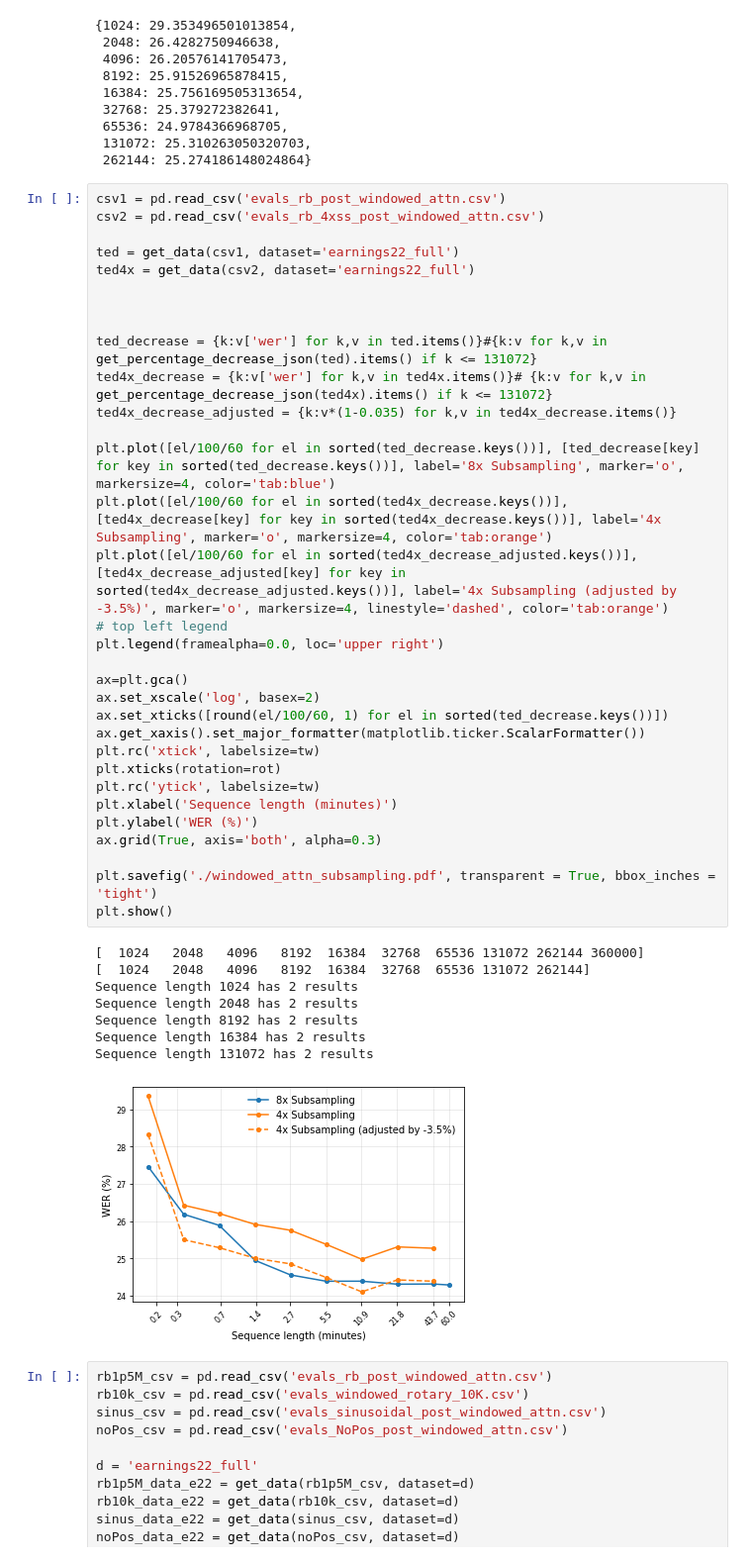
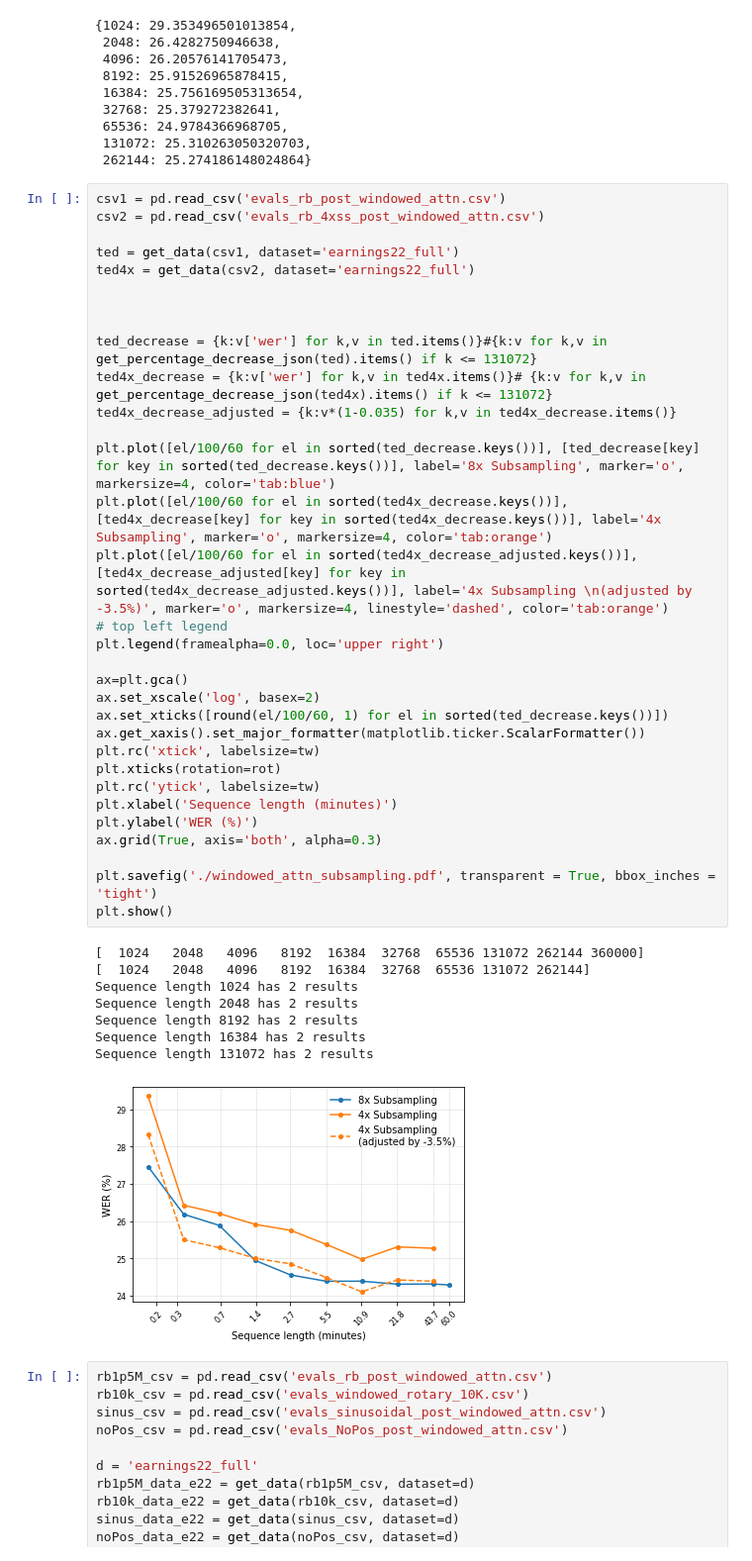
Before and after one commit to robflynnyh/long-context-asr, a Jupyter notebook: eval/results/eval.ipynb, the cells around one changed output. Shown at 99% size. Saved outputs shown, nothing was run; the diff lists cells and outputs as text.

```diff
--- a/eval/results/eval.ipynb
+++ b/eval/results/eval.ipynb
@@ -257,35 +256,35 @@ ted4x = get_data(csv2, dataset='earnings22_full')
 ted_decrease = {k:v['wer'] for k,v in ted.items()}#{k:v for k,v in get_percentage_decrease_json(ted).items() if k <= 131072}
 ted4x_decrease = {k:v['wer'] for k,v in ted4x.items()}# {k:v for k,v in get_percentage_decrease_json(ted4x).items() if k <= 131072}
 ted4x_decrease_adjusted = {k:v*(1-0.035) for k,v in ted4x_decrease.items()}
 
 plt.plot([el/100/60 for el in sorted(ted_decrease.keys())], [ted_decrease[key] for key in sorted(ted_decrease.keys())], label='8x Subsampling', marker='o', markersize=4, color='tab:blue')
 plt.plot([el/100/60 for el in sorted(ted4x_decrease.keys())], [ted4x_decrease[key] for key in sorted(ted4x_decrease.keys())], label='4x Subsampling', marker='o', markersize=4, color='tab:orange')
-plt.plot([el/100/60 for el in sorted(ted4x_decrease_adjusted.keys())], [ted4x_decrease_adjusted[key] for key in sorted(ted4x_decrease_adjusted.keys())], label='4x Subsampling (adjusted by -3.5%)', marker='o', markersize=4, linestyle='dashed', color='tab:orange')
+plt.plot([el/100/60 for el in sorted(ted4x_decrease_adjusted.keys())], [ted4x_decrease_adjusted[key] for key in sorted(ted4x_decrease_adjusted.keys())], label='4x Subsampling \n(adjusted by -3.5%)', marker='o', markersize=4, linestyle='dashed', color='tab:orange')
 # top left legend
 plt.legend(framealpha=0.0, loc='upper right')
 
 ax=plt.gca()
 ax.set_xscale('log', basex=2)
 ax.set_xticks([round(el/100/60, 1) for el in sorted(ted_decrease.keys())])
 ax.get_xaxis().set_major_formatter(matplotlib.ticker.ScalarFormatter())
 plt.rc('xtick', labelsize=tw)
 plt.xticks(rotation=rot)
 plt.rc('ytick', labelsize=tw)
 plt.xlabel('Sequence length (minutes)')
 plt.ylabel('WER (%)')
 ax.grid(True, axis='both', alpha=0.3)
 
 plt.savefig('./windowed_attn_subsampling.pdf', transparent = True, bbox_inches = 'tight')
 plt.show()
 # %% [output]
 [  1024   2048   4096   8192  16384  32768  65536 131072 262144 360000]
 [  1024   2048   4096   8192  16384  32768  65536 131072 262144]
 Sequence length 1024 has 2 results
 Sequence length 2048 has 2 results
 Sequence length 8192 has 2 results
 Sequence length 16384 has 2 results
 Sequence length 131072 has 2 results
-[figure, old version]
+[figure, new version]
 # %%
 rb1p5M_csv = pd.read_csv('evals_rb_post_windowed_attn.csv')
 rb10k_csv = pd.read_csv('evals_windowed_rotary_10K.csv')
```
Also changed, not shown: parts of 12 cells of this notebook, 13 other files.
